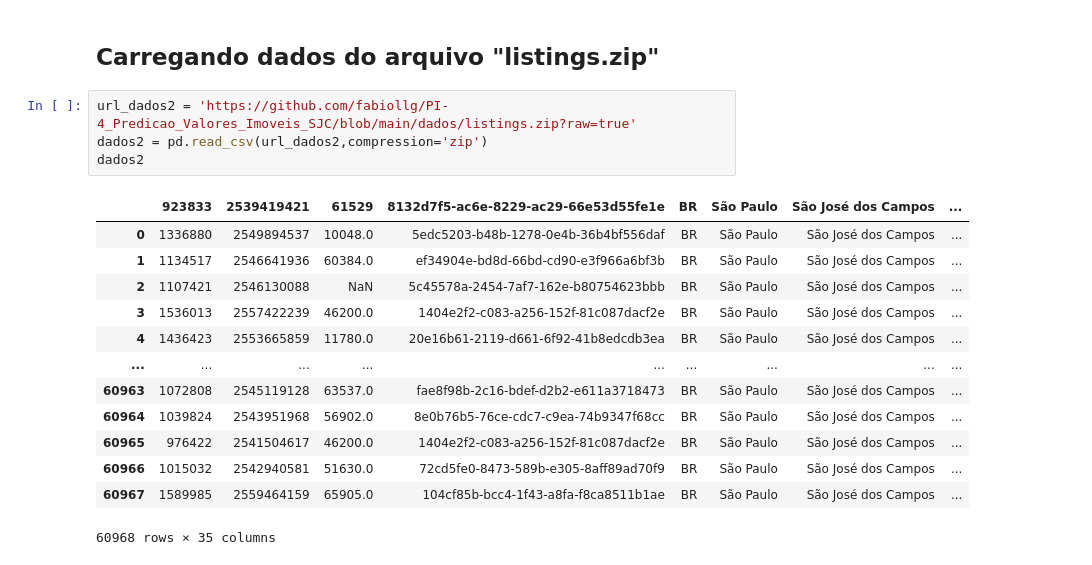
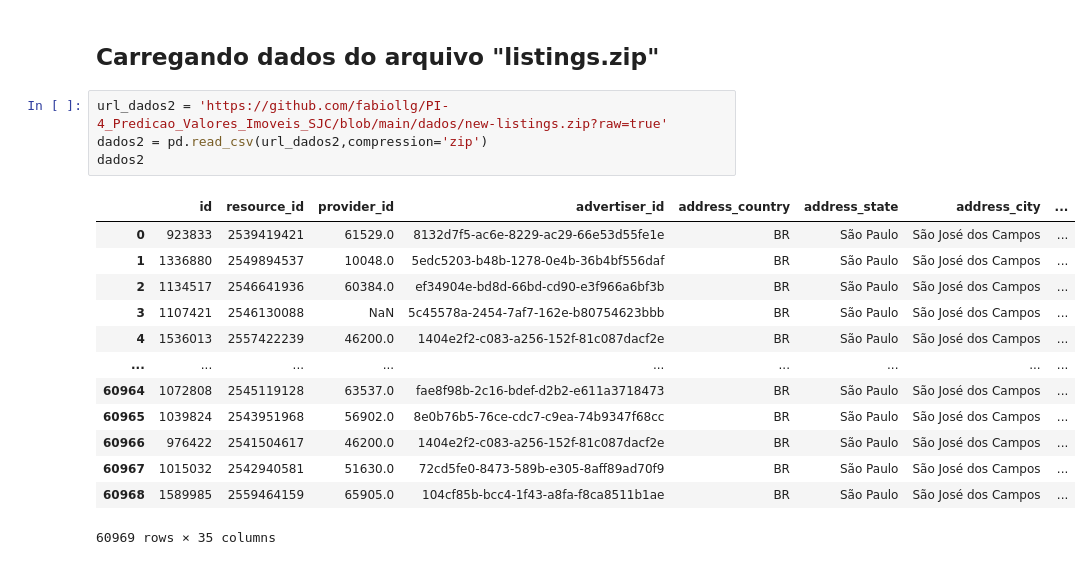
Before and after one commit to fabiollg/PI-4_Predicao_Valores_Imoveis_SJC, a Jupyter notebook: PI_4_Predicao_Valores_Imoveis_SJC.ipynb, the cells around one changed output. Cells and saved outputs as stored; diff of their text form.

```diff
--- a/PI_4_Predicao_Valores_Imoveis_SJC.ipynb
+++ b/PI_4_Predicao_Valores_Imoveis_SJC.ipynb
@@ -25,20 +25,20 @@ dados
 # %% [markdown]
 ## Carregando dados do arquivo "listings.zip"
 # %%
-url_dados2 = 'https://github.com/fabiollg/PI-4_Predicao_Valores_Imoveis_SJC/blob/main/dados/listings.zip?raw=true'
+url_dados2 = 'https://github.com/fabiollg/PI-4_Predicao_Valores_Imoveis_SJC/blob/main/dados/new-listings.zip?raw=true'
 dados2 = pd.read_csv(url_dados2,compression='zip')
 dados2
 # %% [output]
-|  | 923833 | 2539419421 | 61529 | 8132d7f5-ac6e-8229-ac29-66e53d55fe1e | BR | São Paulo | São José dos Campos | ... |
-| 0 | 1336880 | 2549894537 | 10048.0 | 5edc5203-b48b-1278-0e4b-36b4bf556daf | BR | São Paulo | São José dos Campos | ... |
-| 1 | 1134517 | 2546641936 | 60384.0 | ef34904e-bd8d-66bd-cd90-e3f966a6bf3b | BR | São Paulo | São José dos Campos | ... |
-| 2 | 1107421 | 2546130088 | NaN | 5c45578a-2454-7af7-162e-b80754623bbb | BR | São Paulo | São José dos Campos | ... |
-| 3 | 1536013 | 2557422239 | 46200.0 | 1404e2f2-c083-a256-152f-81c087dacf2e | BR | São Paulo | São José dos Campos | ... |
-| 4 | 1436423 | 2553665859 | 11780.0 | 20e16b61-2119-d661-6f92-41b8edcdb3ea | BR | São Paulo | São José dos Campos | ... |
+|  | id | resource_id | provider_id | advertiser_id | address_country | address_state | address_city | ... |
+| 0 | 923833 | 2539419421 | 61529.0 | 8132d7f5-ac6e-8229-ac29-66e53d55fe1e | BR | São Paulo | São José dos Campos | ... |
+| 1 | 1336880 | 2549894537 | 10048.0 | 5edc5203-b48b-1278-0e4b-36b4bf556daf | BR | São Paulo | São José dos Campos | ... |
+| 2 | 1134517 | 2546641936 | 60384.0 | ef34904e-bd8d-66bd-cd90-e3f966a6bf3b | BR | São Paulo | São José dos Campos | ... |
+| 3 | 1107421 | 2546130088 | NaN | 5c45578a-2454-7af7-162e-b80754623bbb | BR | São Paulo | São José dos Campos | ... |
+| 4 | 1536013 | 2557422239 | 46200.0 | 1404e2f2-c083-a256-152f-81c087dacf2e | BR | São Paulo | São José dos Campos | ... |
 | ... | ... | ... | ... | ... | ... | ... | ... | ... |
-| 60963 | 1072808 | 2545119128 | 63537.0 | fae8f98b-2c16-bdef-d2b2-e611a3718473 | BR | São Paulo | São José dos Campos | ... |
-| 60964 | 1039824 | 2543951968 | 56902.0 | 8e0b76b5-76ce-cdc7-c9ea-74b9347f68cc | BR | São Paulo | São José dos Campos | ... |
-| 60965 | 976422 | 2541504617 | 46200.0 | 1404e2f2-c083-a256-152f-81c087dacf2e | BR | São Paulo | São José dos Campos | ... |
-| 60966 | 1015032 | 2542940581 | 51630.0 | 72cd5fe0-8473-589b-e305-8aff89ad70f9 | BR | São Paulo | São José dos Campos | ... |
-| 60967 | 1589985 | 2559464159 | 65905.0 | 104cf85b-bcc4-1f43-a8fa-f8ca8511b1ae | BR | São Paulo | São José dos Campos | ... |
+| 60964 | 1072808 | 2545119128 | 63537.0 | fae8f98b-2c16-bdef-d2b2-e611a3718473 | BR | São Paulo | São José dos Campos | ... |
+| 60965 | 1039824 | 2543951968 | 56902.0 | 8e0b76b5-76ce-cdc7-c9ea-74b9347f68cc | BR | São Paulo | São José dos Campos | ... |
+| 60966 | 976422 | 2541504617 | 46200.0 | 1404e2f2-c083-a256-152f-81c087dacf2e | BR | São Paulo | São José dos Campos | ... |
+| 60967 | 1015032 | 2542940581 | 51630.0 | 72cd5fe0-8473-589b-e305-8aff89ad70f9 | BR | São Paulo | São José dos Campos | ... |
+| 60968 | 1589985 | 2559464159 | 65905.0 | 104cf85b-bcc4-1f43-a8fa-f8ca8511b1ae | BR | São Paulo | São José dos Campos | ... |
-60968 rows × 35 columns
+60969 rows × 35 columns
```
Also changed, not shown: parts of 1 cell of this notebook.
